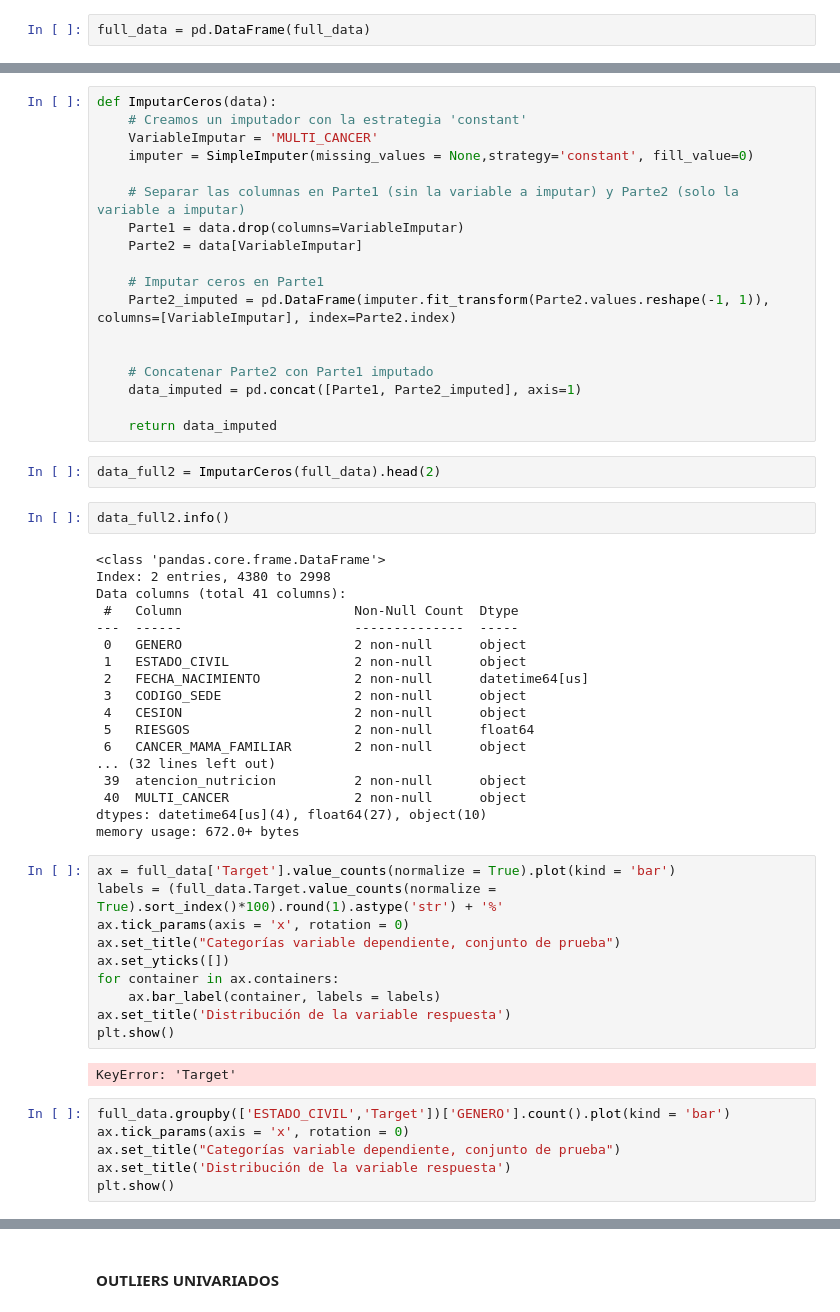
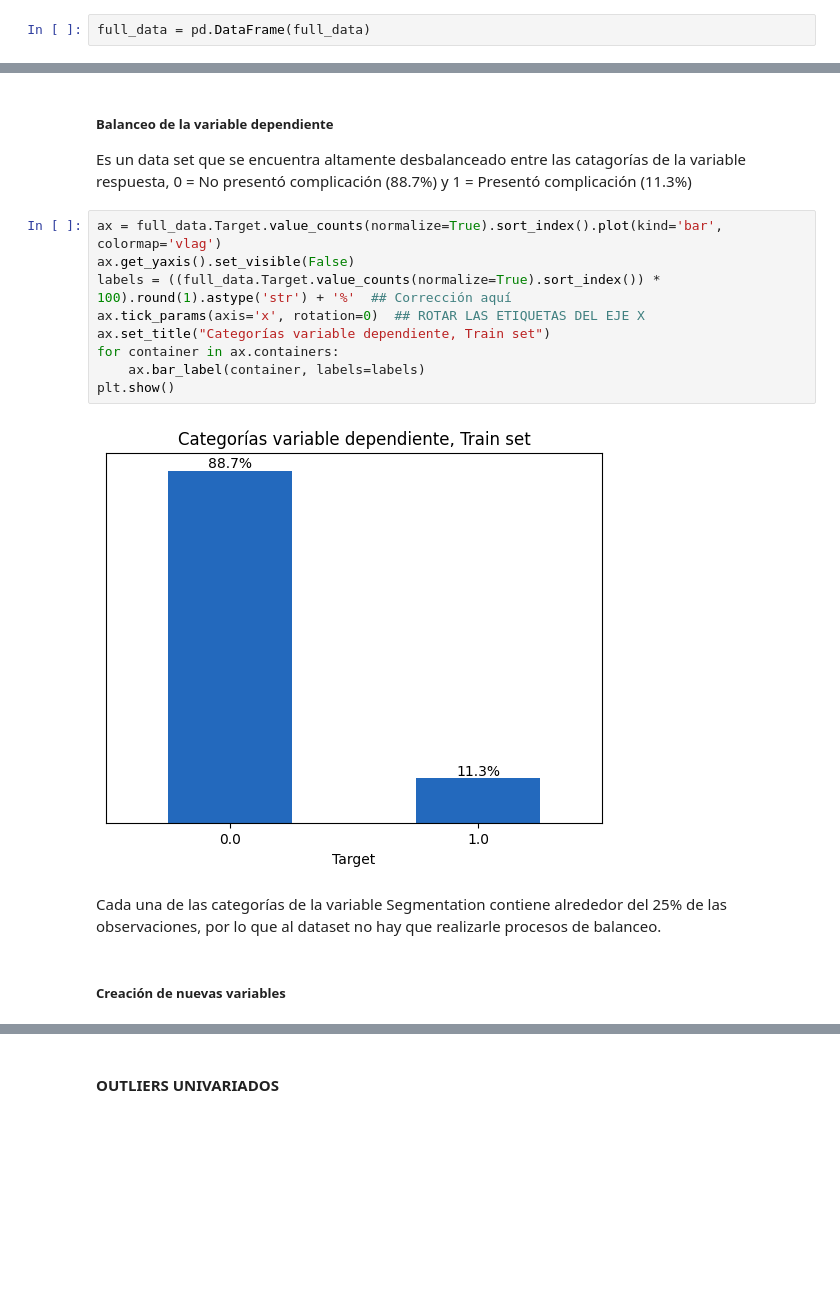
Before and after one commit to HanisDad95/FundAnalitica2_2024_1, a Jupyter notebook: Parte_1_Descriptivas.ipynb, the cells around one changed output, grey strips where cells are left out. Cells and saved outputs as stored; diff of their text form; blank space fills up the shorter version.

Commit message:
pruebas

```diff
--- a/Parte_1_Descriptivas.ipynb
+++ b/Parte_1_Descriptivas.ipynb
@@ -83,58 +86,19 @@ En el dataset hay 3 observaciones con datos nulos o faltantes en 2 de sus variab
-# %%
-def ImputarCeros(data):
-    # Creamos un imputador con la estrategia 'constant'
-    VariableImputar = 'MULTI_CANCER'
-    imputer = SimpleImputer(missing_values = None,strategy='constant', fill_value=0)
-
-    # Separar las columnas en Parte1 (sin la variable a imputar) y Parte2 (solo la variable a imputar)
-    Parte1 = data.drop(columns=VariableImputar)
-    Parte2 = data[VariableImputar]
-
-    # Imputar ceros en Parte1
-    Parte2_imputed = pd.DataFrame(imputer.fit_transform(Parte2.values.reshape(-1, 1)), columns=[VariableImputar], index=Parte2.index)
-
-
-    # Concatenar Parte2 con Parte1 imputado
-    data_imputed = pd.concat([Parte1, Parte2_imputed], axis=1)
-
-    return data_imputed
-# %%
-data_full2 = ImputarCeros(full_data).head(2)
-# %%
-data_full2.info()
-# %% [output]
-<class 'pandas.core.frame.DataFrame'>
-Index: 2 entries, 4380 to 2998
-Data columns (total 41 columns):
- #   Column                      Non-Null Count  Dtype
----  ------                      --------------  -----
- 0   GENERO                      2 non-null      object
- 1   ESTADO_CIVIL                2 non-null      object
- 2   FECHA_NACIMIENTO            2 non-null      datetime64[us]
- 3   CODIGO_SEDE                 2 non-null      object
- 4   CESION                      2 non-null      object
- 5   RIESGOS                     2 non-null      float64
- 6   CANCER_MAMA_FAMILIAR        2 non-null      object
-... (32 lines left out)
- 39  atencion_nutricion          2 non-null      object
- 40  MULTI_CANCER                2 non-null      object
-dtypes: datetime64[us](4), float64(27), object(10)
-memory usage: 672.0+ bytes
+# %% [markdown]
+##### Balanceo de la variable dependiente
+
+Es un data set que se encuentra altamente desbalanceado entre las catagorías de la variable respuesta, 0 = No presentó  complicación (88.7%) y 1 = Presentó complicación (11.3%)
 # %%
-ax = full_data['Target'].value_counts(normalize = True).plot(kind = 'bar')
-labels = (full_data.Target.value_counts(normalize = True).sort_index()*100).round(1).astype('str') + '%'
-ax.tick_params(axis = 'x', rotation = 0)
-ax.set_title("Categorías variable dependiente, conjunto de prueba")
-ax.set_yticks([])
+ax = full_data.Target.value_counts(normalize=True).sort_index().plot(kind='bar', colormap='vlag')
+ax.get_yaxis().set_visible(False)
+labels = ((full_data.Target.value_counts(normalize=True).sort_index()) * 100).round(1).astype('str') + '%'  ## Corrección aquí
+ax.tick_params(axis='x', rotation=0)  ## ROTAR LAS ETIQUETAS DEL EJE X
+ax.set_title("Categorías variable dependiente, Train set")
 for container in ax.containers:
-    ax.bar_label(container, labels = labels)
-ax.set_title('Distribución de la variable respuesta')
+    ax.bar_label(container, labels=labels)
 plt.show()
 # %% [output]
-KeyError: 'Target'
+[figure, added]
-# %%
-full_data.groupby(['ESTADO_CIVIL','Target'])['GENERO'].count().plot(kind = 'bar')
-ax.tick_params(axis = 'x', rotation = 0)
-ax.set_title("Categorías variable dependiente, conjunto de prueba")
-ax.set_title('Distribución de la variable respuesta')
-plt.show()
+# %% [markdown]
+Cada una de las categorías de la variable Segmentation contiene alrededor del 25% de las observaciones, por lo que al dataset no hay que realizarle procesos de balanceo.
+# %% [markdown]
+##### Creación de nuevas variables
```
Also changed, not shown: parts of 27 cells of this notebook.
